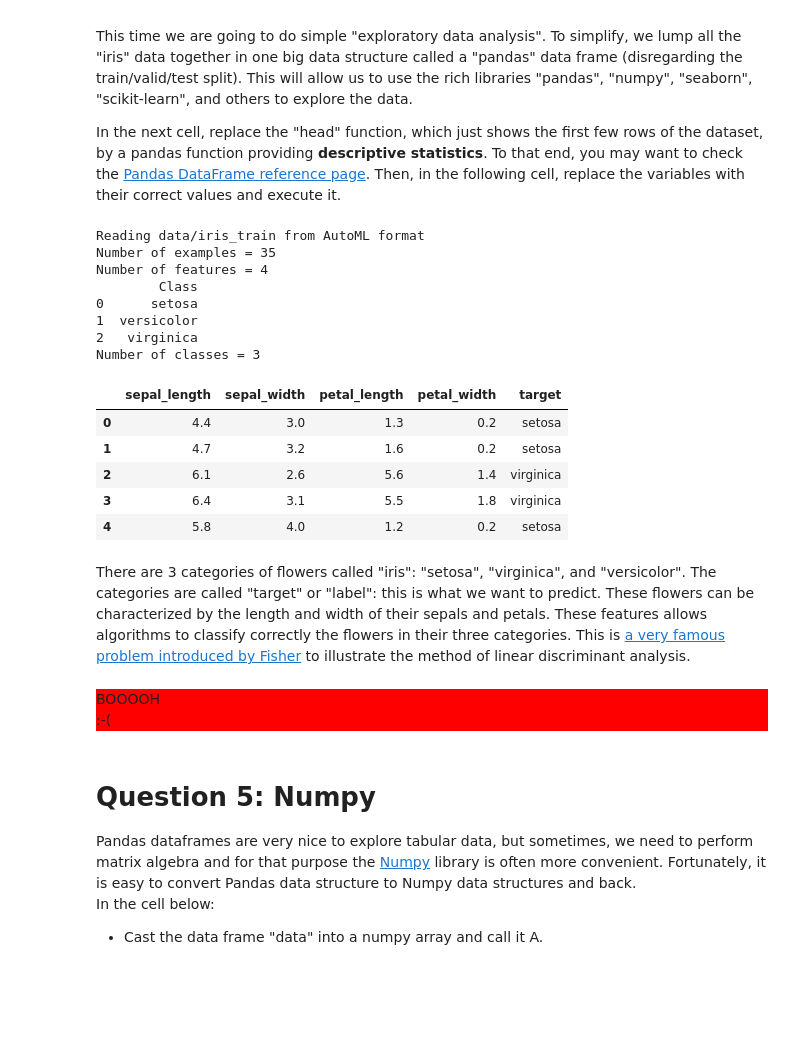
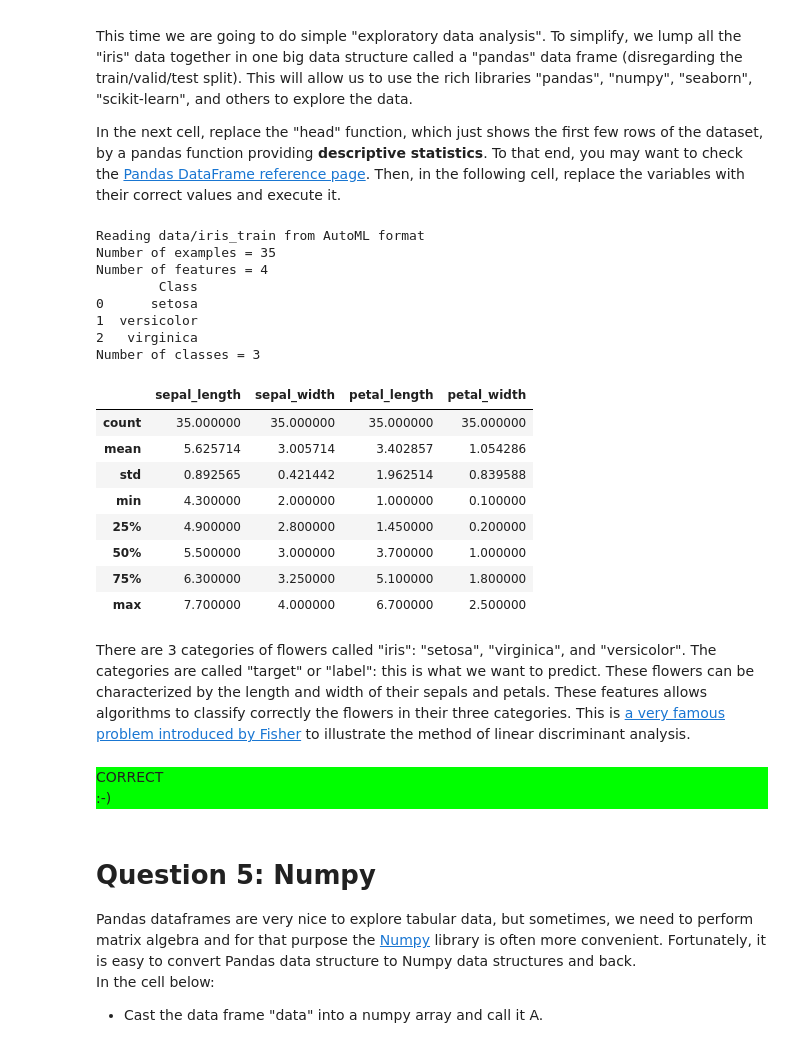
Before and after one commit to charlottetrupin/info232, a Jupyter notebook: TP0/TP0.ipynb, the cells around one changed output. Drawn from its saved outputs; the diff is of its cells as text; code cells hidden in the pictures; blank space fills up the shorter version.

```diff
--- a/TP0/TP0.ipynb
+++ b/TP0/TP0.ipynb
@@ -136,37 +136,40 @@ In the next cell, replace the "head" function, which just shows the first few ro
 # %%
 from data_io import read_as_df
 # With "read_as_df" the data are loaded as a Pandas Data Frame
 data = read_as_df(data_dir  + '/' + data_name)
-data.head()
+data.describe()
 # %% [output]
 Reading data/iris_train from AutoML format
 Number of examples = 35
 Number of features = 4
         Class
 0      setosa
 1  versicolor
 2   virginica
 Number of classes = 3
-|  | sepal_length | sepal_width | petal_length | petal_width | target |
-| 0 | 4.4 | 3.0 | 1.3 | 0.2 | setosa |
-| 1 | 4.7 | 3.2 | 1.6 | 0.2 | setosa |
-| 2 | 6.1 | 2.6 | 5.6 | 1.4 | virginica |
-| 3 | 6.4 | 3.1 | 5.5 | 1.8 | virginica |
-| 4 | 5.8 | 4.0 | 1.2 | 0.2 | setosa |
+|  | sepal_length | sepal_width | petal_length | petal_width |
+| count | 35.000000 | 35.000000 | 35.000000 | 35.000000 |
+| mean | 5.625714 | 3.005714 | 3.402857 | 1.054286 |
+| std | 0.892565 | 0.421442 | 1.962514 | 0.839588 |
+| min | 4.300000 | 2.000000 | 1.000000 | 0.100000 |
+| 25% | 4.900000 | 2.800000 | 1.450000 | 0.200000 |
+| 50% | 5.500000 | 3.000000 | 3.700000 | 1.000000 |
+| 75% | 6.300000 | 3.250000 | 5.100000 | 1.800000 |
+| max | 7.700000 | 4.000000 | 6.700000 | 2.500000 |
 # %% [markdown]
 There are 3 categories of flowers called "iris": "setosa", "virginica", and "versicolor". The categories are called "target" or "label": this is what we want to predict. These flowers can be characterized by the length and width of their sepals and petals. These features allows algorithms to classify correctly the flowers in their three categories. This is <a href="https://en.wikipedia.org/wiki/Iris_flower_data_set">a very famous problem introduced by Fisher</a> to illustrate the method of linear discriminant analysis.
 # %%
-std_sepal_length = 0.1323  # Standard deviation of the sepal length, put correct value
-mean_sepal_width = 3.4454   # Mean of the sepal width, put correct value
-min_petal_length = 8.5  # Minimum value of the petal length, put correct value
-max_petal_width = 12    # Maximum value of the petal width, put correct value
+std_sepal_length = 0.892565  # Standard deviation of the sepal length, put correct value
+mean_sepal_width = 3.005714   # Mean of the sepal width, put correct value
+min_petal_length = 1.0  # Minimum value of the petal length, put correct value
+max_petal_width = 2.5  # Maximum value of the petal width, put correct value
 
 question = 4
 reponse = std_sepal_length+mean_sepal_width+min_petal_length+max_petal_width
 score += check(reponse, question)
 # %% [output]
-BOOOOH
-:-(
+CORRECT
+:-)
 # %% [markdown]
 # Question 5: Numpy
 Pandas dataframes are very nice to explore tabular data, but sometimes, we need to perform matrix algebra and for that purpose the <a href="https://numpy.org/">Numpy</a> library is often more convenient. Fortunately, it is easy to convert Pandas data structure to Numpy data structures and back.
```
Also changed, not shown: parts of 4 cells of this notebook.
